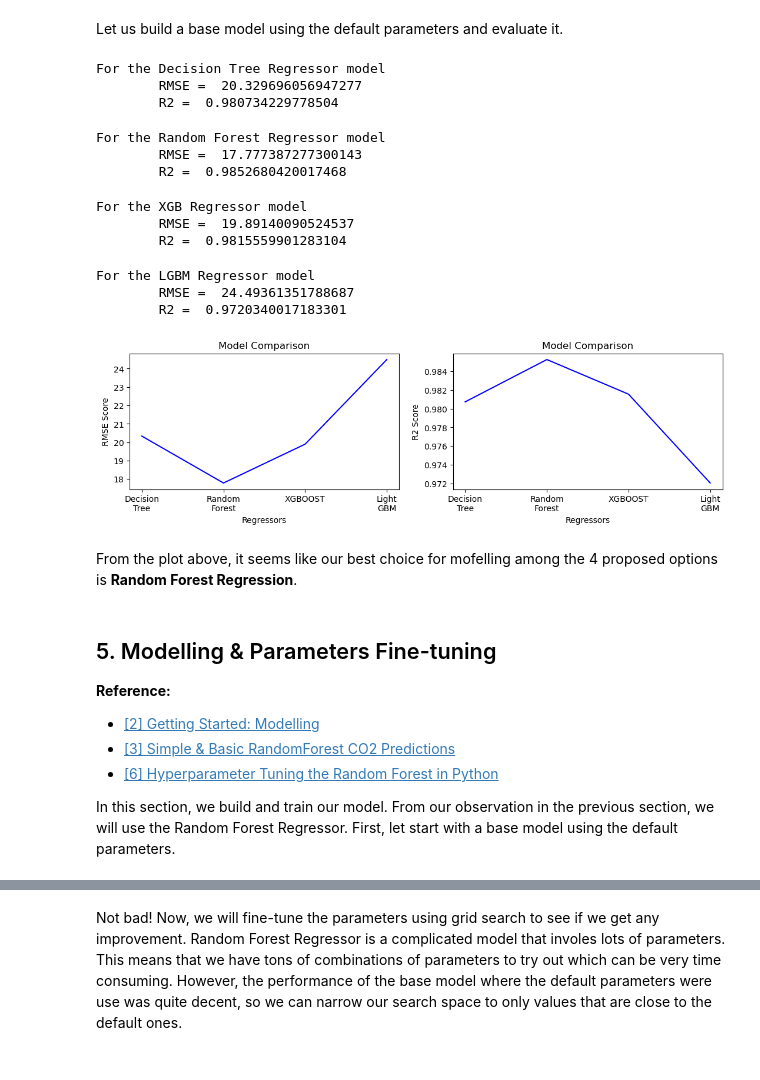
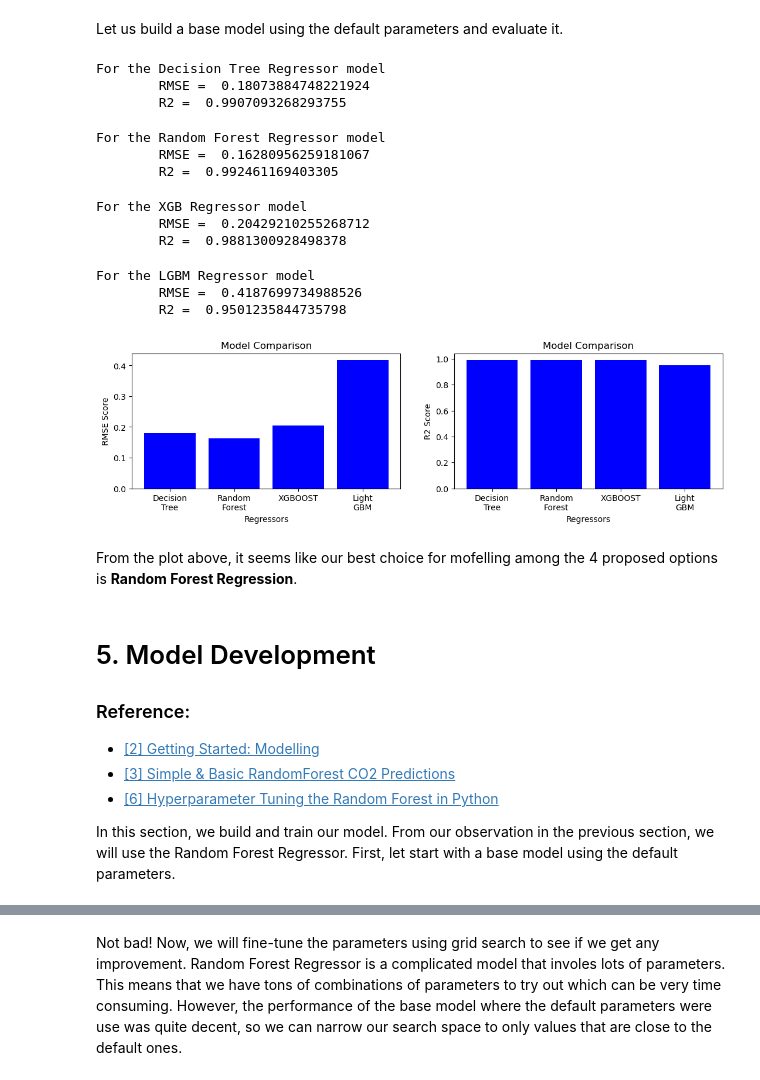
Before and after one commit to NathanDang97/Predict-Carbon-Emissions-in-Rwanda, a Jupyter notebook: Main/rwanda-carbon-prediction.ipynb, the cells around one changed output, grey strips where cells are left out. Saved outputs shown, nothing was run; the diff lists cells and outputs as text; code cells hidden in the pictures.

```diff
--- a/Main/rwanda-carbon-prediction.ipynb
+++ b/Main/rwanda-carbon-prediction.ipynb
@@ -587,43 +616,43 @@ def evaluate(model, test_features, test_labels):
     return [rmse, r2]
 # %%
 dt_reg = DecisionTreeRegressor()
-dt_reg.fit(X_train, y_train)
+dt_reg.fit(X_train, y_train_normal)
 
-dt_reg_scores = evaluate(dt_reg, X_test, y_test)
+dt_reg_scores = evaluate(dt_reg, X_test, y_test_normal)
 
 print("For the Decision Tree Regressor model")
 print("\tRMSE = ", dt_reg_scores[0])
 print("\tR2 = ", dt_reg_scores[1])
 # %% [output]
 For the Decision Tree Regressor model
-        RMSE =  20.329696056947277
-        R2 =  0.980734229778504
+        RMSE =  0.18073884748221924
+        R2 =  0.9907093268293755
 # %%
 rf_reg = RandomForestRegressor()
-rf_reg.fit(X_train, y_train)
+rf_reg.fit(X_train, y_train_normal)
 
-rf_reg_scores = evaluate(rf_reg, X_test, y_test)
+rf_reg_scores = evaluate(rf_reg, X_test, y_test_normal)
 
 print("For the Random Forest Regressor model")
 print("\tRMSE = ", rf_reg_scores[0])
 print("\tR2 = ", rf_reg_scores[1])
 # %% [output]
 For the Random Forest Regressor model
-        RMSE =  17.777387277300143
-        R2 =  0.9852680420017468
+        RMSE =  0.16280956259181067
+        R2 =  0.992461169403305
 # %%
 xgb_reg = XGBRegressor()
-xgb_reg.fit(X_train, y_train)
+xgb_reg.fit(X_train, y_train_normal)
 
-xgb_reg_scores = evaluate(xgb_reg, X_test, y_test)
+xgb_reg_scores = evaluate(xgb_reg, X_test, y_test_normal)
 
 print("For the XGB Regressor model")
 print("\tRMSE = ", xgb_reg_scores[0])
 print("\tR2 = ", xgb_reg_scores[1])
 # %% [output]
 For the XGB Regressor model
-        RMSE =  19.89140090524537
-        R2 =  0.9815559901283104
+        RMSE =  0.20429210255268712
+        R2 =  0.9881300928498378
 # %%
 base_params = {
 
@@ -635,49 +664,49 @@ base_params = {
 
 # Create the LightGBM model
 lgbm_reg = lgb.LGBMRegressor(**base_params)
-lgbm_reg.fit(X_train, y_train)
+lgbm_reg.fit(X_train, y_train_normal)
 
-lgbm_reg_scores = evaluate(lgbm_reg, X_test, y_test)
+lgbm_reg_scores = evaluate(lgbm_reg, X_test, y_test_normal)
 
 print("For the LGBM Regressor model")
 print("\tRMSE = ", lgbm_reg_scores[0])
 print("\tR2 = ", lgbm_reg_scores[1])
 # %% [output]
 For the LGBM Regressor model
-        RMSE =  24.49361351788687
-        R2 =  0.9720340017183301
+        RMSE =  0.4187699734988526
+        R2 =  0.9501235844735798
 # %%
 rmse_scores = [dt_reg_scores[0], rf_reg_scores[0], xgb_reg_scores[0], lgbm_reg_scores[0]]
 r2_scores = [dt_reg_scores[1], rf_reg_scores[1], xgb_reg_scores[1], lgbm_reg_scores[1]]
 
 fig = plt.figure(figsize=(13, 3))
 
 axs1 = fig.add_subplot(1, 2, 1)
-axs1.plot(['Decision\nTree','Random\nForest', 'XGBOOST', 'Light\nGBM'],
+axs1.bar(['Decision\nTree','Random\nForest', 'XGBOOST', 'Light\nGBM'],
              rmse_scores, color = 'blue')
 
 axs1.set_ylabel('RMSE Score')
 axs1.set_xlabel('Regressors')
 axs1.set_title('Model Comparison')
 
 axs2 = fig.add_subplot(1, 2, 2)
-axs2.plot(['Decision\nTree','Random\nForest', 'XGBOOST', 'Light\nGBM'],
+axs2.bar(['Decision\nTree','Random\nForest', 'XGBOOST', 'Light\nGBM'],
              r2_scores, color = 'blue')
 
 axs2.set_ylabel('R2 Score')
 axs2.set_xlabel('Regressors')
 axs2.set_title('Model Comparison')
 
 plt.show()
 # %% [output]
-[figure, old version]
+[figure, new version]
 # %% [markdown]
 From the plot above, it seems like our best choice for mofelling among the 4 proposed options is **Random Forest Regression**.
 # %% [markdown]
 <a id="#section-5"> </a>
-## 5. Modelling & Parameters Fine-tuning
+# 5. Model Development
 
-**Reference:**
+### Reference:
 
 - [[2] Getting Started: Modelling](https://www.kaggle.com/code/inversion/getting-started-modeling)
 - [[3] Simple & Basic RandomForest CO2 Predictions](https://www.kaggle.com/code/krulll/simple-basic-randomforest-co2-predictions/notebook)
```
Also changed, not shown: parts of 21 cells of this notebook.
